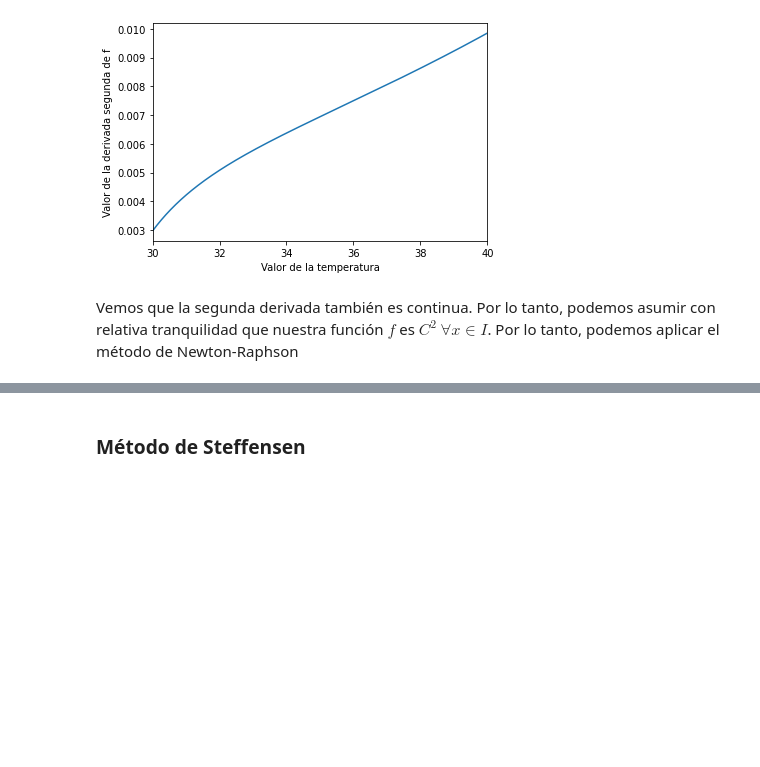
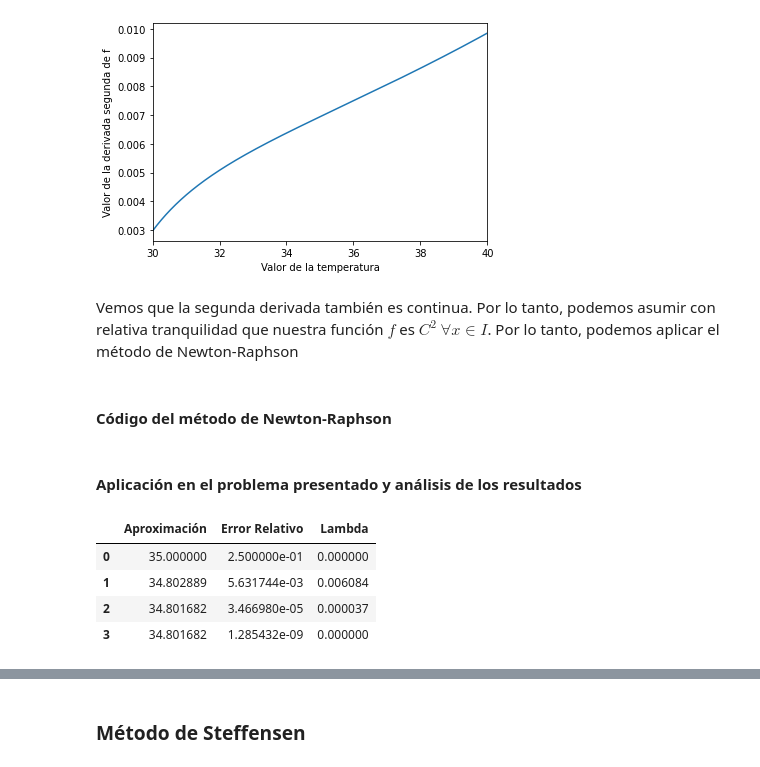
Before and after one commit to Nacho2904/AnalisisNumerico, a Jupyter notebook: TP1.ipynb, the cells around one changed output, grey strips where cells are left out. Cells and saved outputs as stored; diff of their text form; code cells hidden in the pictures; blank space fills up the shorter version.

```diff
--- a/TP1.ipynb
+++ b/TP1.ipynb
@@ -280,3 +312,5 @@ plt.xlim(30,40);
 [figure]
 # %% [markdown]
 Vemos que la segunda derivada también es continua. Por lo tanto, podemos asumir con relativa tranquilidad que nuestra función $f$ es $C^2 \ \forall x \in I$. Por lo tanto, podemos aplicar el método de Newton-Raphson
+# %% [markdown]
+#### Código del método de Newton-Raphson
@@ -282,0 +334,11 @@ Vemos que la segunda derivada también es continua. Por lo tanto, podemos asumir
+# %% [markdown]
+#### Aplicación en el problema presentado y análisis de los resultados
+# %%
+aproximacion, resultados = newton_raphson_iteration(f_eval_ta_s, f_prima_eval_ta_s, 30,40,10**-8, 100)
+resultados
+# %% [output]
+|  | Aproximación | Error Relativo | Lambda |
+| 0 | 35.000000 | 2.500000e-01 | 0.000000 |
+| 1 | 34.802889 | 5.631744e-03 | 0.006084 |
+| 2 | 34.801682 | 3.466980e-05 | 0.000037 |
+| 3 | 34.801682 | 1.285432e-09 | 0.000000 |
```
Also changed, not shown: parts of 12 cells of this notebook.
